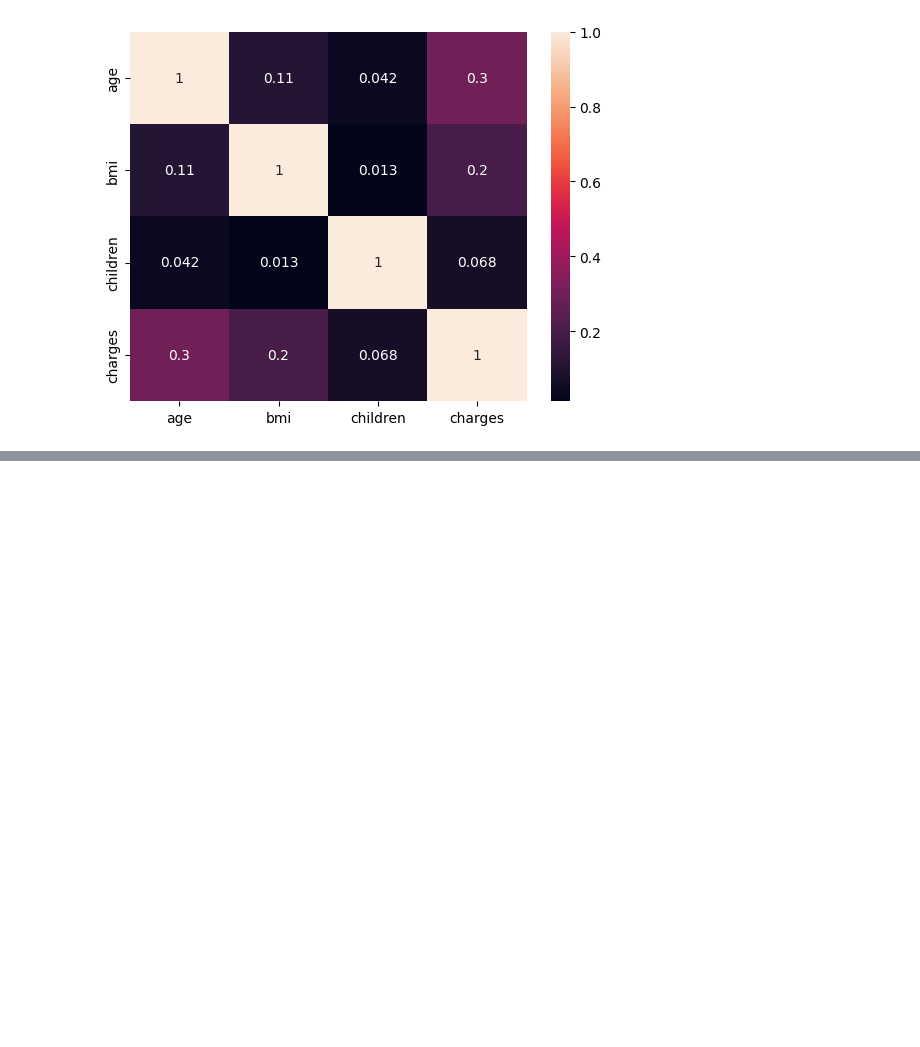
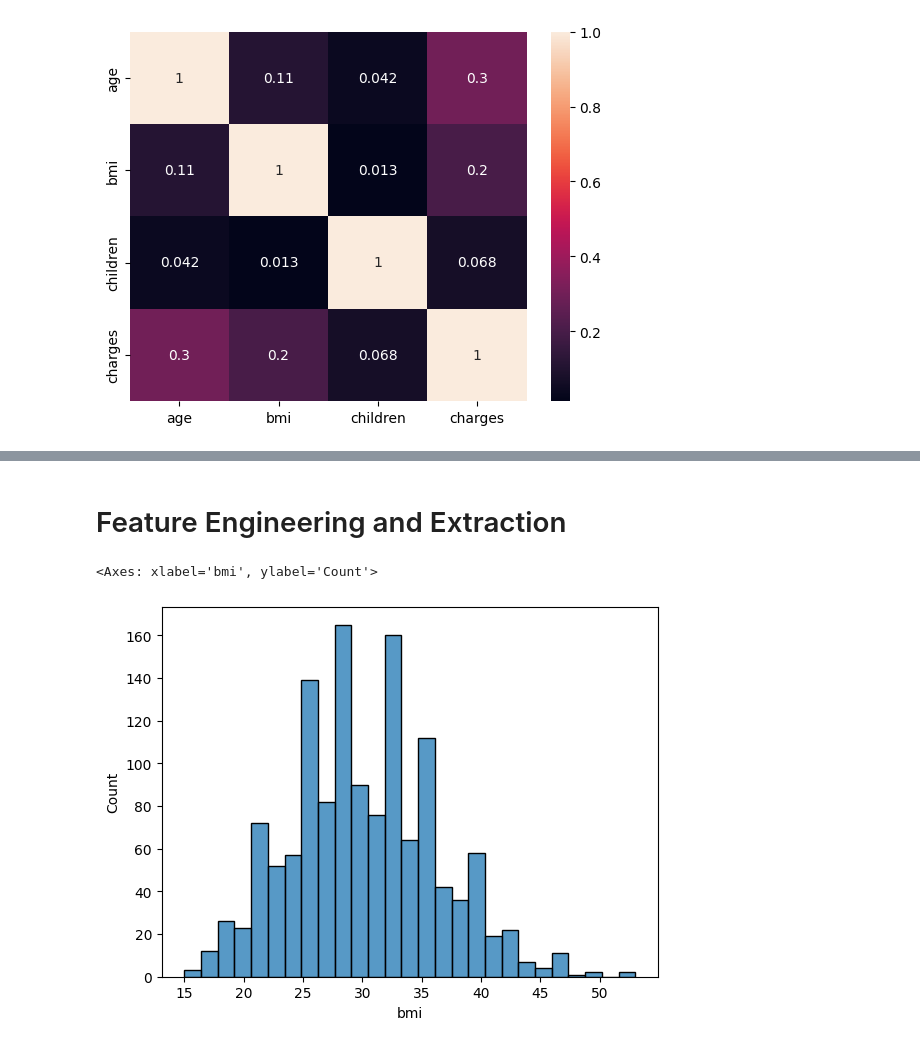
Before and after one commit to iamahnaf/Data-Science-Practice, a Jupyter notebook: capstone/insurance.ipynb, the cells around one changed output, grey strips where cells are left out. Cells and saved outputs as stored; diff of their text form; code cells hidden in the pictures; blank space fills up the shorter version.

```diff
--- a/capstone/insurance.ipynb
+++ b/capstone/insurance.ipynb
@@ -131,0 +239,5 @@ sns.heatmap(df.corr(numeric_only=True),annot=True)
+# %%
+df_cleaned.rename(columns={
+    'sex' : 'isfemale',
+    'smoker': 'is_smoker'
+},inplace=True)
@@ -131,0 +262,3 @@ sns.heatmap(df.corr(numeric_only=True),annot=True)
+# %%
+df_cleaned= pd.get_dummies(df_cleaned,columns=['region'],drop_first=True)
+df_cleaned.head()
@@ -131,0 +272,3 @@ sns.heatmap(df.corr(numeric_only=True),annot=True)
+# %%
+df_cleaned=df_cleaned.astype(int)
+df_cleaned.head()
@@ -131,0 +282,9 @@ sns.heatmap(df.corr(numeric_only=True),annot=True)
+# %%
+df_cleaned['region_northeast'] = (df['region']=='northeast').astype(int)
+# %% [markdown]
+# Feature Engineering and Extraction
+# %%
+sns.histplot(df_cleaned['bmi'])
+# %% [output]
+<Axes: xlabel='bmi', ylabel='Count'>
+[figure, added]
```
Also changed, not shown: parts of 17 cells of this notebook.
